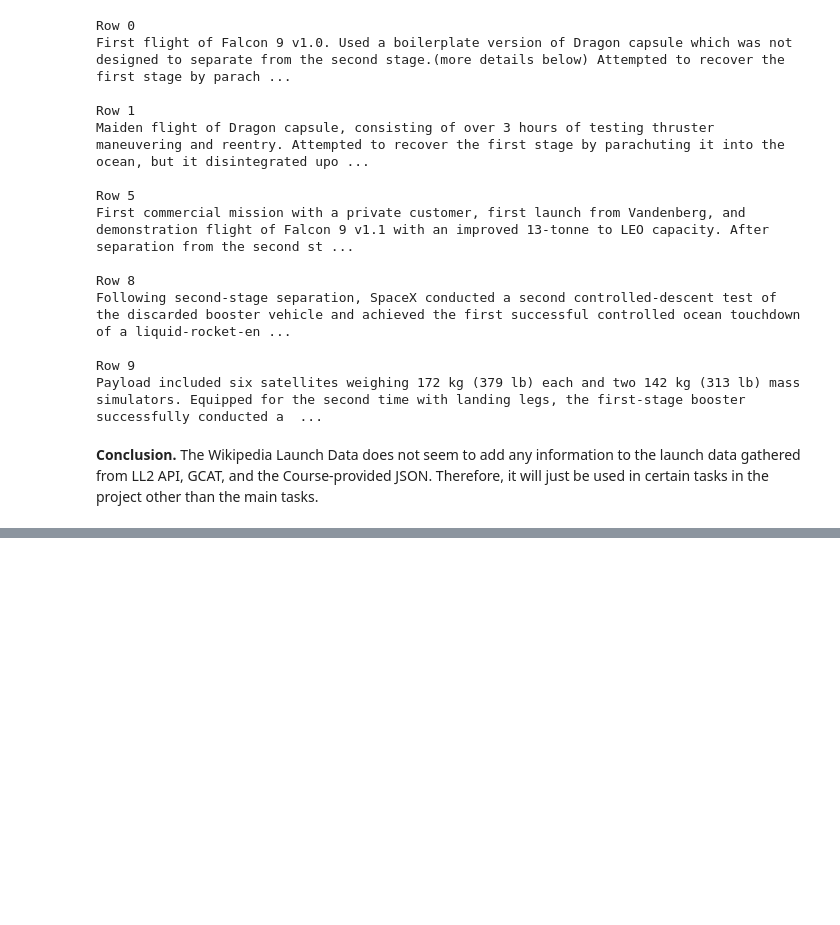
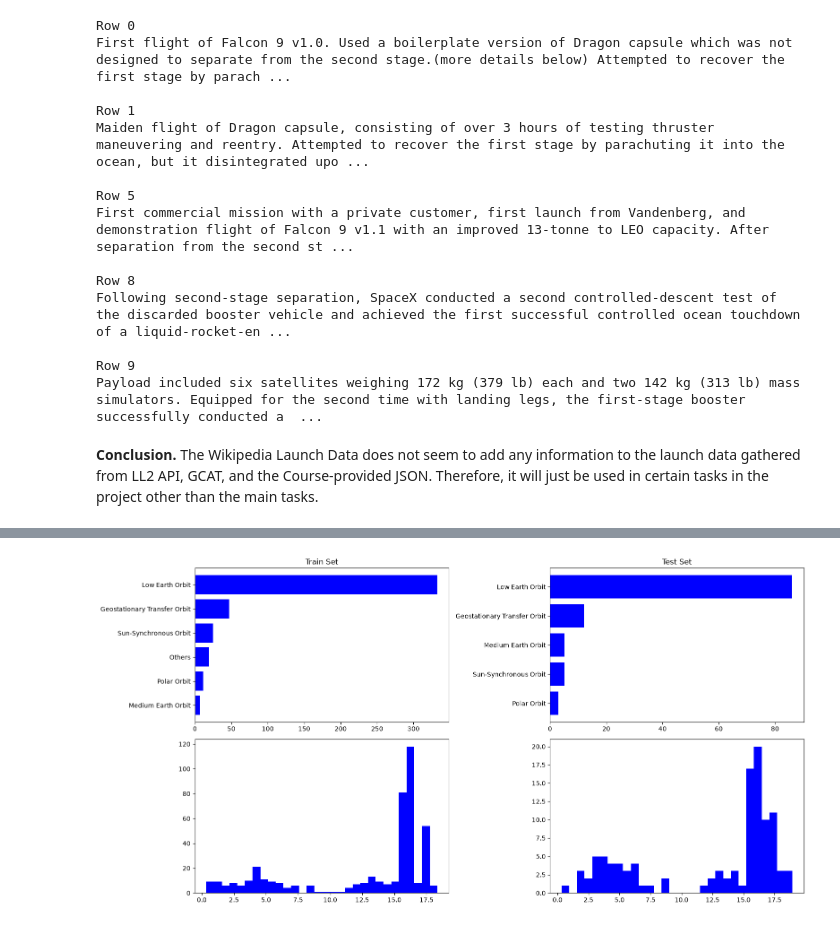
Before and after one commit to svd-jelo/SpaceY-Falcon-9-Project, a Jupyter notebook: notebooks/1.1-cjra-data-wrangling.ipynb, the cells around one changed output, grey strips where cells are left out. Cells and saved outputs as stored; diff of their text form; code cells hidden in the pictures; blank space fills up the shorter version.

```diff
--- a/notebooks/1.1-cjra-data-wrangling.ipynb
+++ b/notebooks/1.1-cjra-data-wrangling.ipynb
@@ -385,0 +498,6 @@ Payload included six satellites weighing 172 kg (379 lb) each and two 142 kg
+# %%
+orbits = df['orbit'].value_counts()
+mask = orbits < 10
+others = orbits[mask].index
+
+df['orbit'] = df['orbit'].map(lambda x: 'Others' if x in others else x)
@@ -385,0 +515,17 @@ Payload included six satellites weighing 172 kg (379 lb) each and two 142 kg
+# %%
+train_set, test_set = train_test_split(df, test_size=0.2, random_state=42, stratify=df['class'])
+
+fig,axs = plt.subplots(2,2,figsize=(16,8))
+df1 = train_set['orbit'].value_counts().sort_values(ascending=True)
+df2 = test_set['orbit'].value_counts().sort_values(ascending=True)
+axs[0,0].barh(df1.index, df1.values, color='blue')
+axs[0,1].barh(df2.index, df2.values, color='blue')
+axs[1,0].hist(train_set['payload_mass'].values, bins=30, color='blue')
+axs[1,1].hist(test_set['payload_mass'].values, bins=30, color='blue')
+
+axs[0,0].set_title('Train Set')
+axs[0,1].set_title('Test Set')
+fig.tight_layout()
+plt.show()
+# %% [output]
+[figure, added]
```
Also changed, not shown: parts of 14 cells of this notebook, 5 other files.
